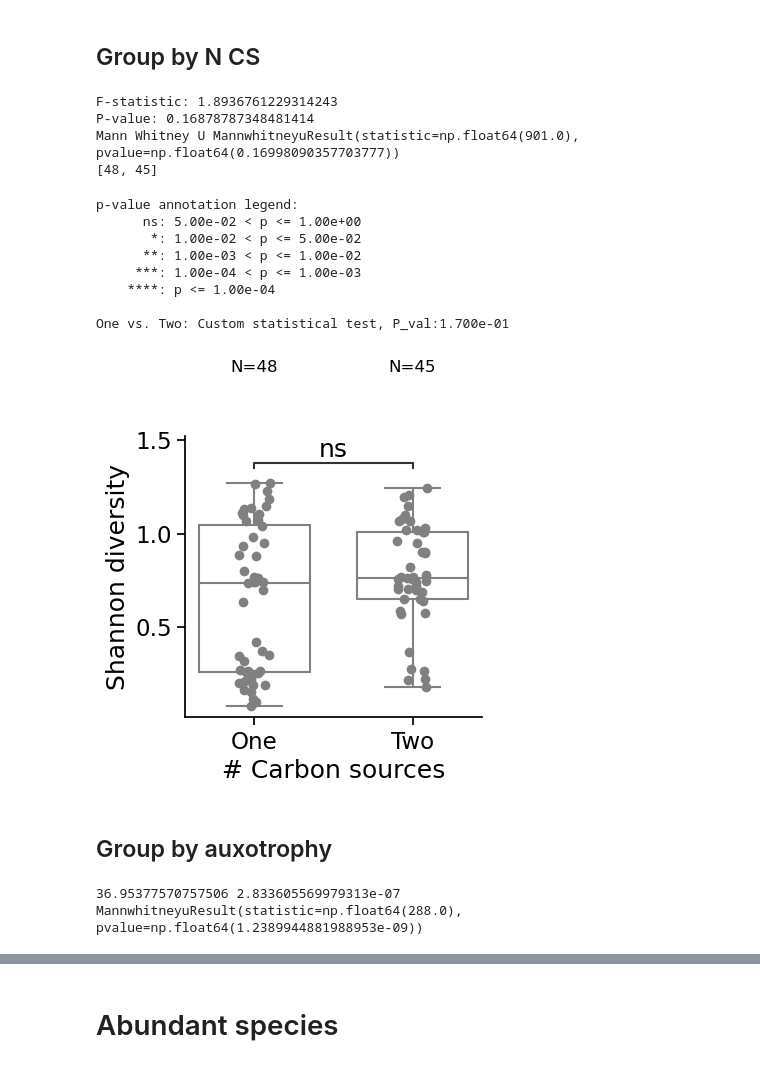
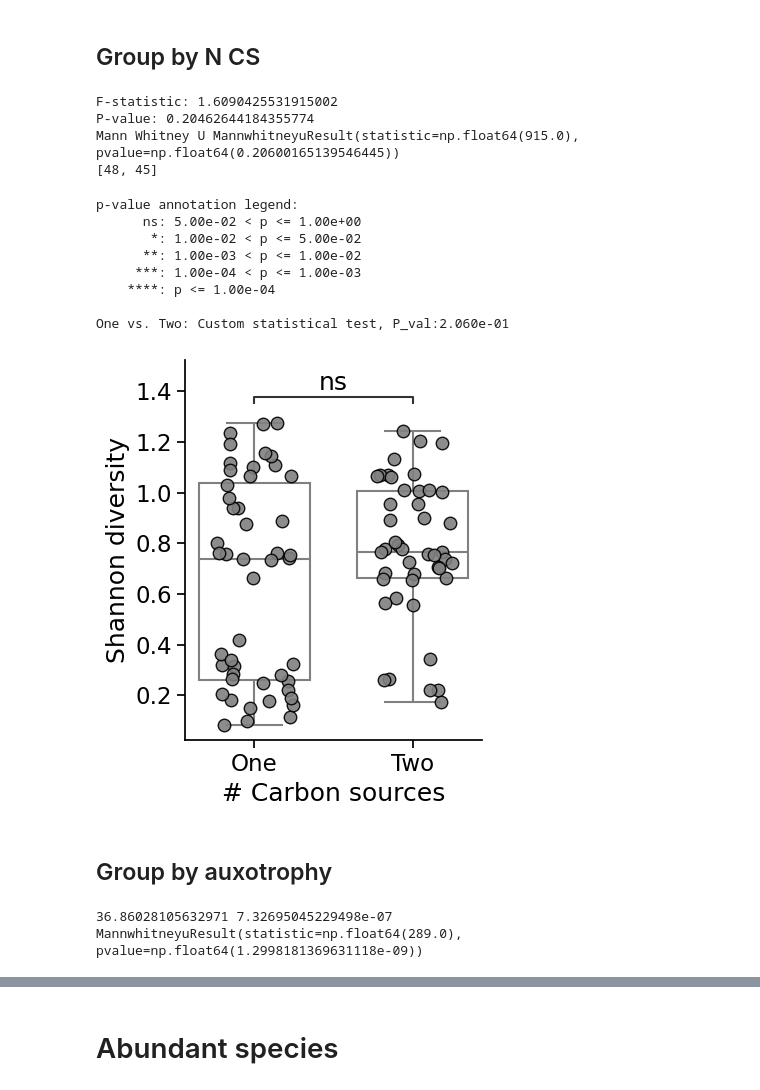
Before and after one commit to sulheim/coexistence, a Jupyter notebook: notebooks/2_assembly_1/2A_analyse_assembly_1.ipynb, the cells around one changed output, grey strips where cells are left out. Drawn from its saved outputs; the diff is of its cells as text; code cells hidden in the pictures.

Commit message:
Redo plots with log-transformation

```diff
--- a/notebooks/2_assembly_1/2A_analyse_assembly_1.ipynb
+++ b/notebooks/2_assembly_1/2A_analyse_assembly_1.ipynb
@@ -82,7 +82,7 @@ for w in wells:
     abundance = {}
     for strain in strains:
         dfws = dfw.loc[dfw.Strain == strain]
-        abundance[strain] = dfws['CFUs/mL'].mean()
+        abundance[strain] = 10**(np.log10(dfws['CFUs/mL']).mean())
     # print(w)
     shannon_dict[w] = shannon(list(abundance.values()))
     simpson_dict[w] = simpson(list(abundance.values()))
@@ -279,9 +277,9 @@ f_stat, p_val_mwu = mannwhitneyu(*groups)
 print('Mann Whitney U', mannwhitneyu(*groups))
 print([len(g) for g in groups])
 # %% [output]
-F-statistic: 1.8936761229314243
-P-value: 0.16878787348481414
-Mann Whitney U MannwhitneyuResult(statistic=np.float64(901.0), pvalue=np.float64(0.16998090357703777))
+F-statistic: 1.6090425531915002
+P-value: 0.20462644184355774
+Mann Whitney U MannwhitneyuResult(statistic=np.float64(915.0), pvalue=np.float64(0.20600165139546445))
 [48, 45]
 # %%
 ncs_name = {1: 'One', 2: 'Two'}
@@ -305,7 +303,11 @@ sns.boxplot(shannon_df.loc[idx2], x = '# Carbon sources', y = 'Shannon index',
 
 # Add in points to show each observation
 sns.stripplot(shannon_df.loc[idx2], x = '# Carbon sources', y = 'Shannon index',
-              size=7,
+              size=9,
+              jitter = 0.25,
+              edgecolor = 'k',
+              alpha = 0.9,
+              linewidth=1,
               # hue = '# Carbon sources'
               color = 'grey'
               )#, color=".3")
@@ -313,48 +315,48 @@ sns.stripplot(shannon_df.loc[idx2], x = '# Carbon sources', y = 'Shannon index',
 sns.despine()
 ax.set(ylabel='')
 
 
 pairs = [['One','Two']]
 # # pairs = [(i[1]["index"], i[1]["variable"]) for i in molten_df.iterrows()]
 p_values = [p_val_mwu]
 
 annotator = Annotator(
     ax, pairs, data=shannon_df.loc[idx2], x='# Carbon sources', y="y", order=['One', 'Two'], #orient="h"
 )
 annotator.configure(text_format="star", loc="inside",
     # hide_non_significant=True
     )
 annotator.set_pvalues_and_annotate(p_values)
 
 
-for i, (lbl,g) in enumerate(shannon_df.loc[idx2].groupby('# Carbon sources')):
-    if lbl == 'One':
-        x = 0
-    else:
-        x = 1
-    ax.text(
-        i,
-        1.85,
-        f'N={len(g)}',
-        ha='center',
-        va='bottom',
-        fontsize=12
-    )
+# for i, (lbl,g) in enumerate(shannon_df.loc[idx2].groupby('# Carbon sources')):
+#     if lbl == 'One':
+#         x = 0
+#     else:
+#         x = 1
+#     ax.text(
+#         i,
+#         1.85,
+#         f'N={len(g)}',
+#         ha='center',
+#         va='bottom',
+#         fontsize=12
+#     )
 
 plt.tight_layout()
 ax.set_ylabel('Shannon diversity')
 plt.savefig(figure_folder / "assembly_1_n_cs_boxplot_kruskal-wallis-posthoc.pdf",  bbox_inches='tight')
 plt.savefig(figure_folder / "assembly_1_n_cs_boxplot_kruskal-wallis-posthoc.png", dpi=300, bbox_inches='tight')
 # %% [output]
 p-value annotation legend:
       ns: 5.00e-02 < p <= 1.00e+00
        *: 1.00e-02 < p <= 5.00e-02
       **: 1.00e-03 < p <= 1.00e-02
      ***: 1.00e-04 < p <= 1.00e-03
     ****: p <= 1.00e-04
 
-One vs. Two: Custom statistical test, P_val:1.700e-01
+One vs. Two: Custom statistical test, P_val:2.060e-01
-[figure, old version]
+[figure, new version]
 # %% [markdown]
 ## Group by auxotrophy
 # %%
@@ -372,8 +374,8 @@ print(f_stat, p_value)
 fstat_wu2, p_val_mwu_2 = mannwhitneyu(*groups)
 print(mannwhitneyu(*groups))
 # %% [output]
-36.95377570757506 2.833605569979313e-07
-MannwhitneyuResult(statistic=np.float64(288.0), pvalue=np.float64(1.2389944881988953e-09))
+36.86028105632971 7.32695045229498e-07
+MannwhitneyuResult(statistic=np.float64(289.0), pvalue=np.float64(1.2998181369631118e-09))
 # %%
 shannon_df
 # %% [output]
```
Also changed, not shown: parts of 10 cells of this notebook, 3 other files.
